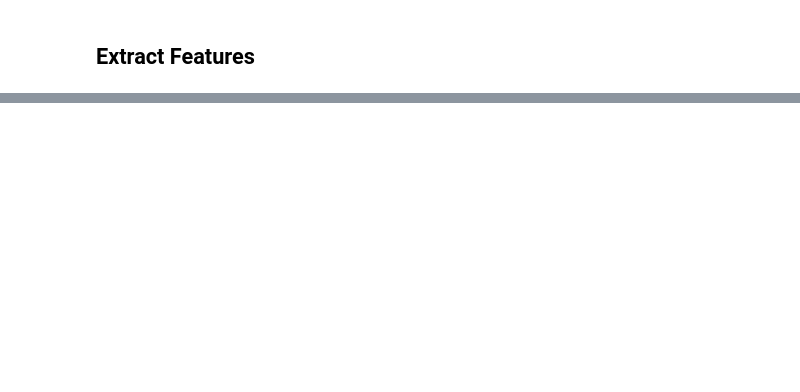
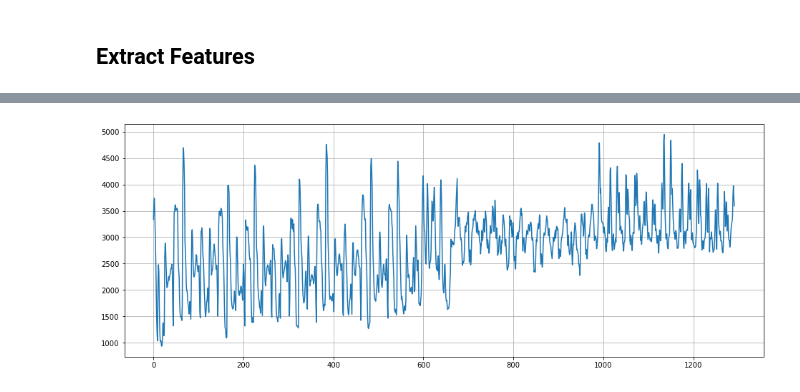
Before and after one commit to atsukoba/interactive-music-search, a Jupyter notebook: server/experiments/audio.ipynb, the cells around one changed output, grey strips where cells are left out. Cells and saved outputs as stored; diff of their text form; code cells hidden in the pictures; blank space fills up the shorter version.

```diff
--- a/server/experiments/audio.ipynb
+++ b/server/experiments/audio.ipynb
@@ -98,0 +152,7 @@ chromagram: (12, 1292)
+# %%
+plt.figure(figsize=(16, 6))
+plt.plot(spectral_centroids)
+plt.grid()
+plt.show()
+# %% [output]
+[figure, added]
```
Also changed, not shown: parts of 22 cells of this notebook, 2 other files.
